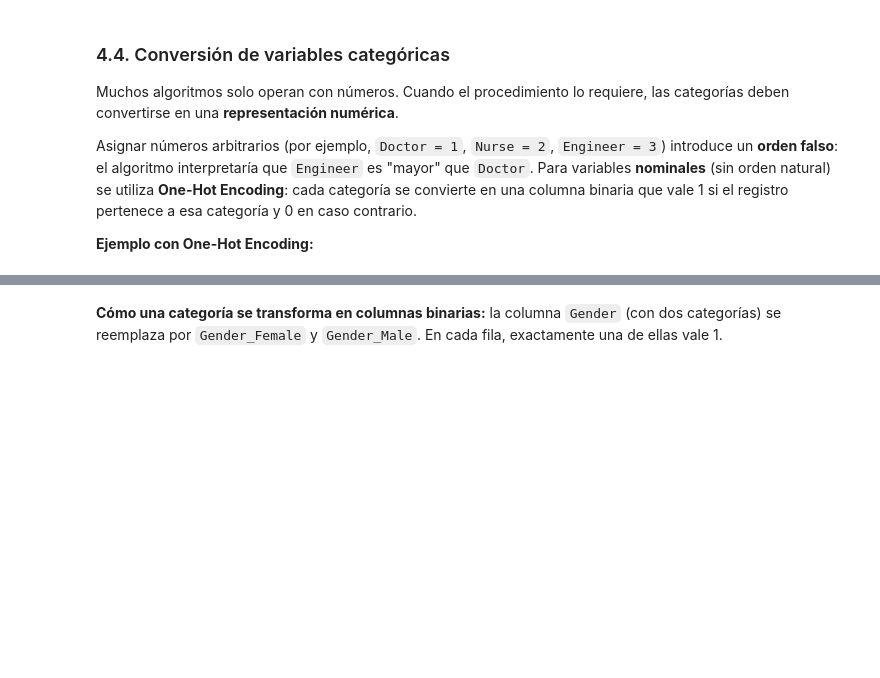
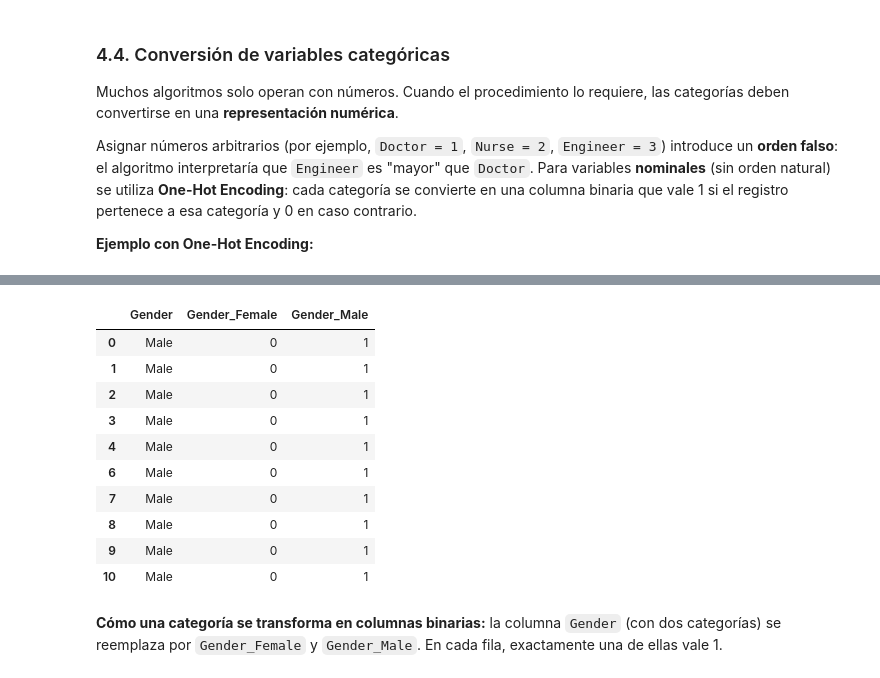
Before and after one commit to JoacoBRM/ciencia-de-datos, a Jupyter notebook: NOTEBOOKS/RDA2_Preparacion_Escalamiento_Caracteristicas.ipynb, the cells around one changed output, grey strips where cells are left out. Cells and saved outputs as stored; diff of their text form; code cells hidden in the pictures; blank space fills up the shorter version.

```diff
--- a/NOTEBOOKS/RDA2_Preparacion_Escalamiento_Caracteristicas.ipynb
+++ b/NOTEBOOKS/RDA2_Preparacion_Escalamiento_Caracteristicas.ipynb
@@ -598,6 +988,18 @@ print("Columnas después:", df_encoded.shape[1])
 # %%
 columnas_genero = [c for c in df_encoded.columns if c.startswith("Gender_")]
-pd.concat([df[["Gender"]], df_encoded[columnas_genero]], axis=1).head()
+pd.concat([df[["Gender"]], df_encoded[columnas_genero]], axis=1).head(10)
+# %% [output]
+|  | Gender | Gender_Female | Gender_Male |
+| 0 | Male | 0 | 1 |
+| 1 | Male | 0 | 1 |
+| 2 | Male | 0 | 1 |
+| 3 | Male | 0 | 1 |
+| 4 | Male | 0 | 1 |
+| 6 | Male | 0 | 1 |
+| 7 | Male | 0 | 1 |
+| 8 | Male | 0 | 1 |
+| 9 | Male | 0 | 1 |
+| 10 | Male | 0 | 1 |
 # %% [markdown]
 **Cómo una categoría se transforma en columnas binarias:** la columna `Gender` (con dos categorías) se reemplaza por `Gender_Female` y `Gender_Male`. En cada fila, exactamente una de ellas vale 1.
 # %%
```
Also changed, not shown: parts of 50 cells of this notebook.
